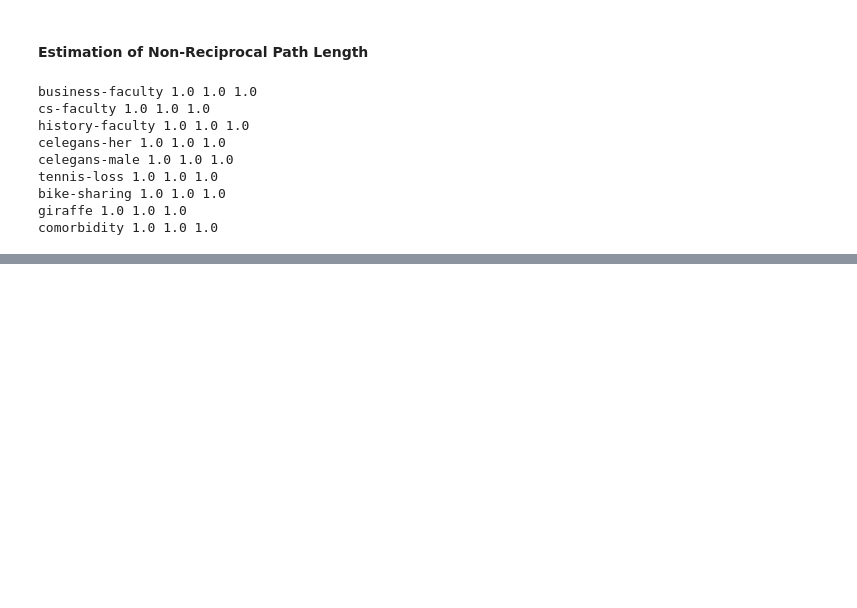
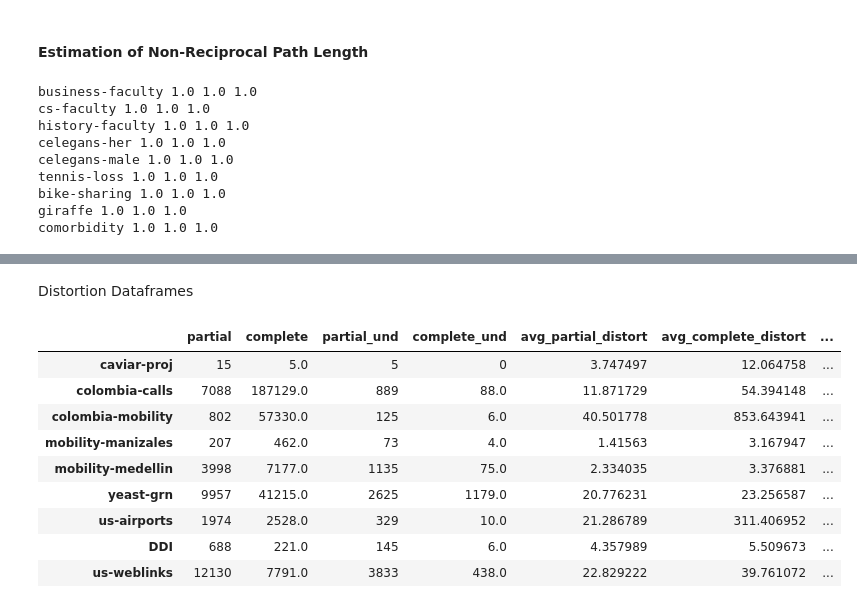
Before and after one commit to fcphysics/DirectedDistanceBackbone, a Jupyter notebook: combining_data.ipynb, the cells around one changed output, grey strips where cells are left out. Drawn from its saved outputs; the diff is of its cells as text; code cells hidden in the pictures; blank space fills up the shorter version.

Commit message:
Distortion and components

```diff
--- a/combining_data.ipynb
+++ b/combining_data.ipynb
@@ -657,0 +937,9 @@ us-weblinks 1.0 0.044714957213450646 0.20349595617010174
+# %%
+for network in df_dir.index:
+    folder = config[network].get('folder')
+
+    Bu = nx.read_graphml(f'networks/{folder}/undirected_avg_backbone.graphml')
+    Bd = nx.read_graphml(f'networks/{folder}/mlscc_backbone.graphml')
+
+    svals = pk.load(open(f'networks/{folder}/mlscc_distortion.pickle', 'rb'))
+    print(network, len(svals['metric']))
@@ -657,0 +1040,29 @@ us-weblinks 1.0 0.044714957213450646 0.20349595617010174
+# %%
+print('Network', 'Partial', 'Complete', 'Partial_Und', 'Complete_Und')
+for network in df_dir.index:
+    folder = config[network].get('folder')
+
+    Bu = nx.read_graphml(f'networks/{folder}/undirected_avg_backbone.graphml')
+    Bd = nx.read_graphml(f'networks/{folder}/mlscc_backbone.graphml')
+
+    svals = pk.load(open(f'networks/{folder}/mlscc_distortion.pickle', 'rb'))
+
+    partial = 0
+    complete = 0
+    partial_undirected = 0
+    complete_undirected = 0
+
+    for (u, v) in svals['metric'].keys():
+        if Bd.has_edge(v, u):
+            partial += 1
+            partial_undirected += int(Bu.has_edge(u, v))
+        else:
+            path1 = list(nx.shortest_path(Bd, source=u, target=v, weight='distance'))
+            path2 = list(nx.shortest_path(Bd, source=v, target=u, weight='distance'))
+            path2.reverse()
+            if not (path1 == path2):
+                complete += 0.5
+                complete_undirected += 0.5*int(Bu.has_edge(u, v))
+
+    print(network, partial, complete, partial_undirected, complete_undirected)
+    #break
@@ -657,0 +1254,2 @@ us-weblinks 1.0 0.044714957213450646 0.20349595617010174
+# %% [markdown]
+Distortion Dataframes
@@ -657,0 +1319,16 @@ us-weblinks 1.0 0.044714957213450646 0.20349595617010174
+# %%
+df_undir_unreciprocal = unreciprocal_df(df_undir, sign=-1)
+df_dir_unreciprocal = unreciprocal_df(df_dir)
+# %%
+df_dir_unreciprocal
+# %% [output]
+|  | partial | complete | partial_und | complete_und | avg_partial_distort | avg_complete_distort | ... |
+| caviar-proj | 15 | 5.0 | 5 | 0 | 3.747497 | 12.064758 | ... |
+| colombia-calls | 7088 | 187129.0 | 889 | 88.0 | 11.871729 | 54.394148 | ... |
+| colombia-mobility | 802 | 57330.0 | 125 | 6.0 | 40.501778 | 853.643941 | ... |
+| mobility-manizales | 207 | 462.0 | 73 | 4.0 | 1.41563 | 3.167947 | ... |
+| mobility-medellin | 3998 | 7177.0 | 1135 | 75.0 | 2.334035 | 3.376881 | ... |
+| yeast-grn | 9957 | 41215.0 | 2625 | 1179.0 | 20.776231 | 23.256587 | ... |
+| us-airports | 1974 | 2528.0 | 329 | 10.0 | 21.286789 | 311.406952 | ... |
+| DDI | 688 | 221.0 | 145 | 6.0 | 4.357989 | 5.509673 | ... |
+| us-weblinks | 12130 | 7791.0 | 3833 | 438.0 | 22.829222 | 39.761072 | ... |
```
Also changed, not shown: parts of 26 cells of this notebook, 30 other files.
